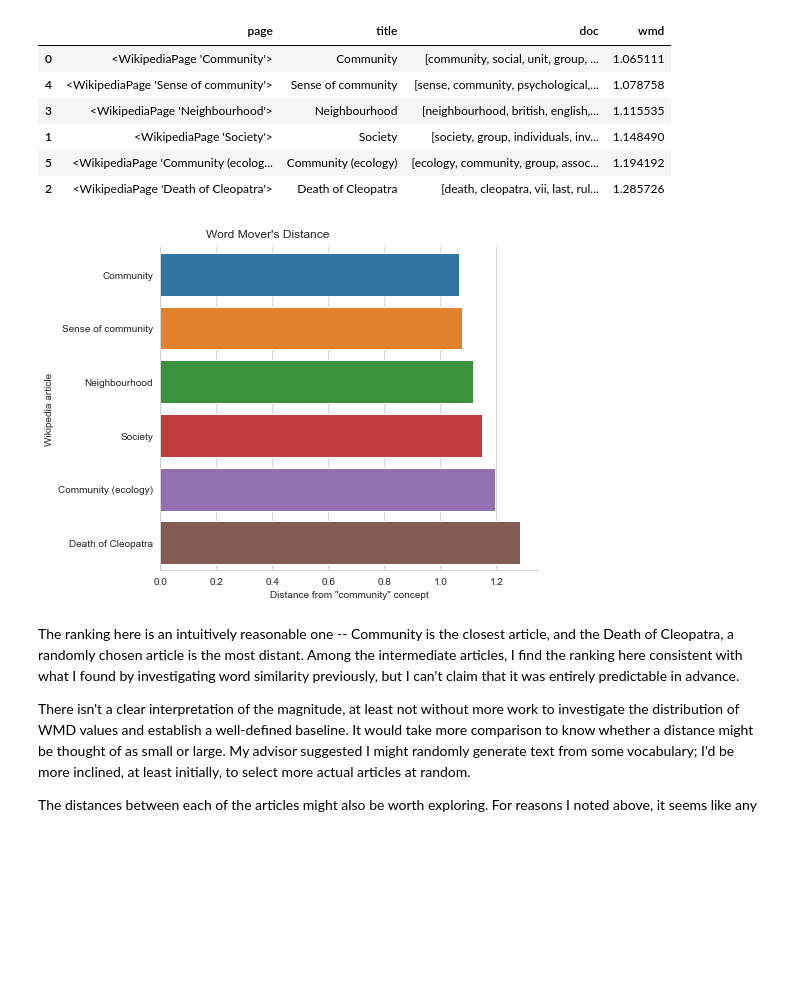
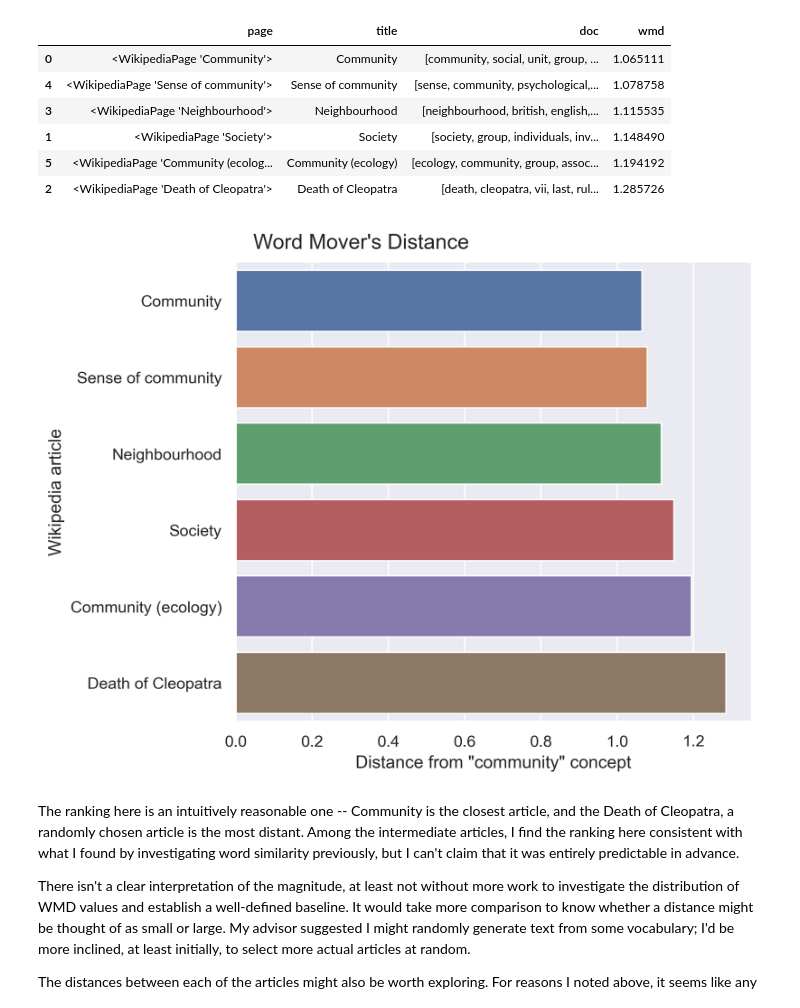
Before and after one commit to ccgilroy/community-discourse, a Jupyter notebook: wmdistance.ipynb, the cells around one changed output. Drawn from its saved outputs; the diff is of its cells as text; code cells hidden in the pictures; blank space fills up the shorter version.

```diff
--- a/wmdistance.ipynb
+++ b/wmdistance.ipynb
@@ -243,16 +246,17 @@ d_wiki
 | 2 | <WikipediaPage 'Death of Cleopatra'> | Death of Cleopatra | [death, cleopatra, vii, last, rul... | 1.285726 |
 # %%
 # I'm still learning how to make pretty plots with seaborn and matplotlib
-sns.set_style("whitegrid")
+sns.set(rc={"figure.dpi":300})
+# sns.set_style("whitegrid")
 fig = sns.catplot(y='title', x='wmd', kind='bar', data=d_wiki)
 fig.set_axis_labels('Distance from "community" concept',
                     'Wikipedia article')
 fig.fig.suptitle("Word Mover's Distance", y=1.02)
 fig.fig.set_figwidth(8)
 fig.fig.set_figheight(5)
 plt.show()
 # %% [output]
-[figure, old version]
+[figure, new version]
 # %%
 fig.savefig("img/community_wmdistance.png", dpi=600)
 # %% [markdown]
```
Also changed, not shown: parts of 1 cell of this notebook, 1 other file.
